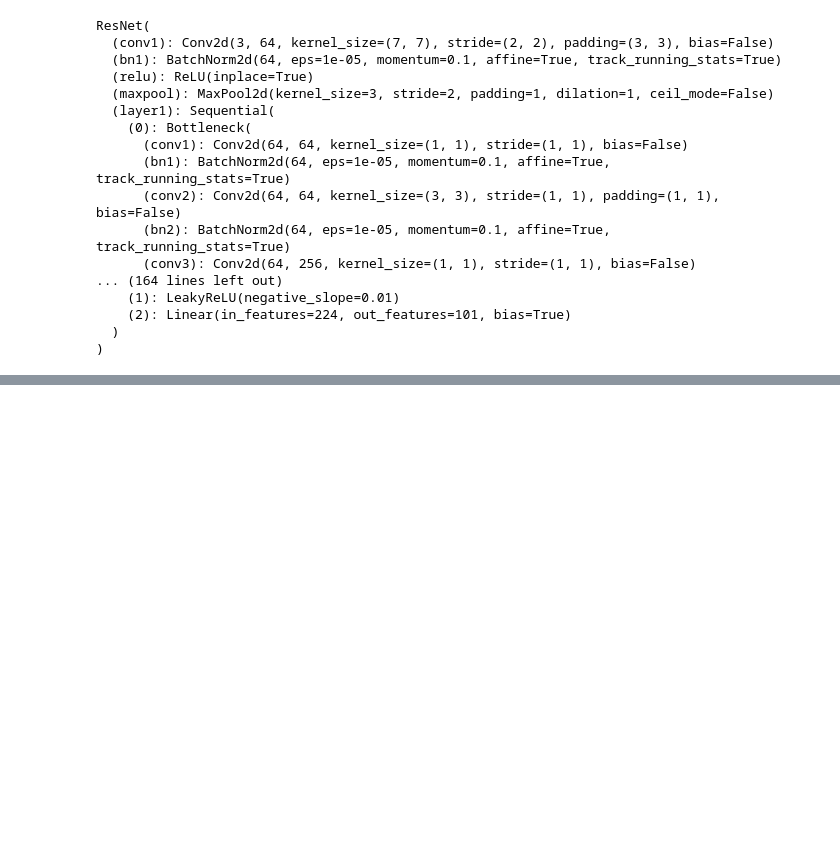
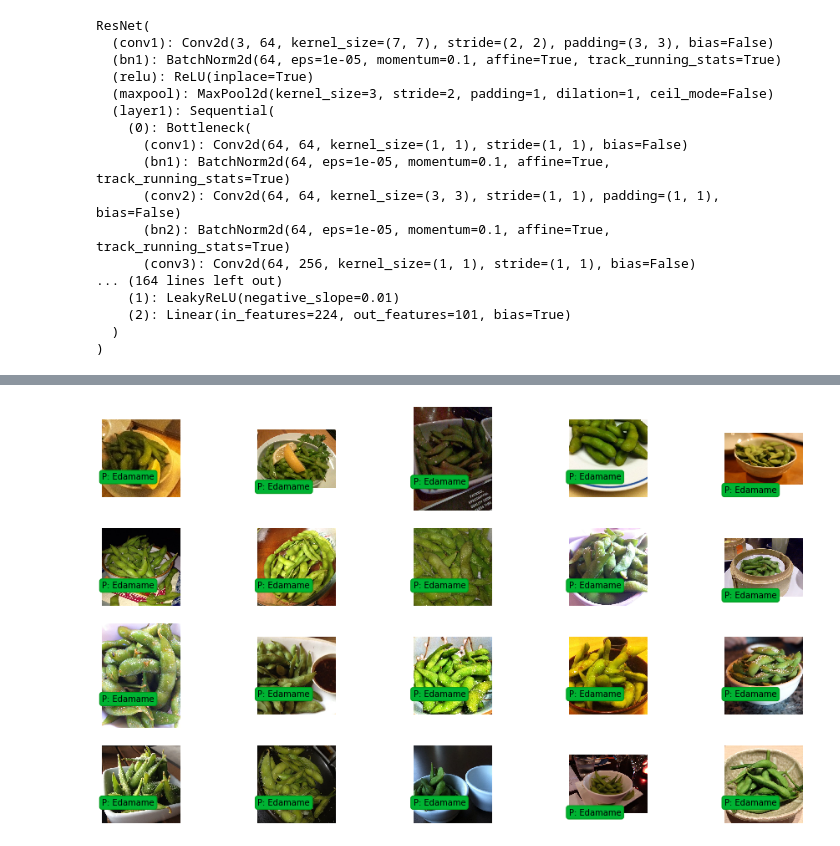
Before and after one commit to jvjruiz/Food-101-Capstone, a Jupyter notebook: notebooks/PyTorch CNN with transfer learning via Resnet50.ipynb, the cells around one changed output, grey strips where cells are left out. Saved outputs shown, nothing was run; the diff lists cells and outputs as text; code cells hidden in the pictures; blank space fills up the shorter version.

```diff
--- a/notebooks/PyTorch CNN with transfer learning via Resnet50.ipynb
+++ b/notebooks/PyTorch CNN with transfer learning via Resnet50.ipynb
@@ -780,0 +926,6 @@ UnknownError: 2 root error(s) found.
+# %%
+# change the first parameter to the class label you would like to examine.
+# if you would like to check different images of the class increase the page number
+show_images_prediction('Edamame', y_test, page=0)
+# %% [output]
+[figure, added]
```
Also changed, not shown: parts of 32 cells of this notebook, 2 other files.
